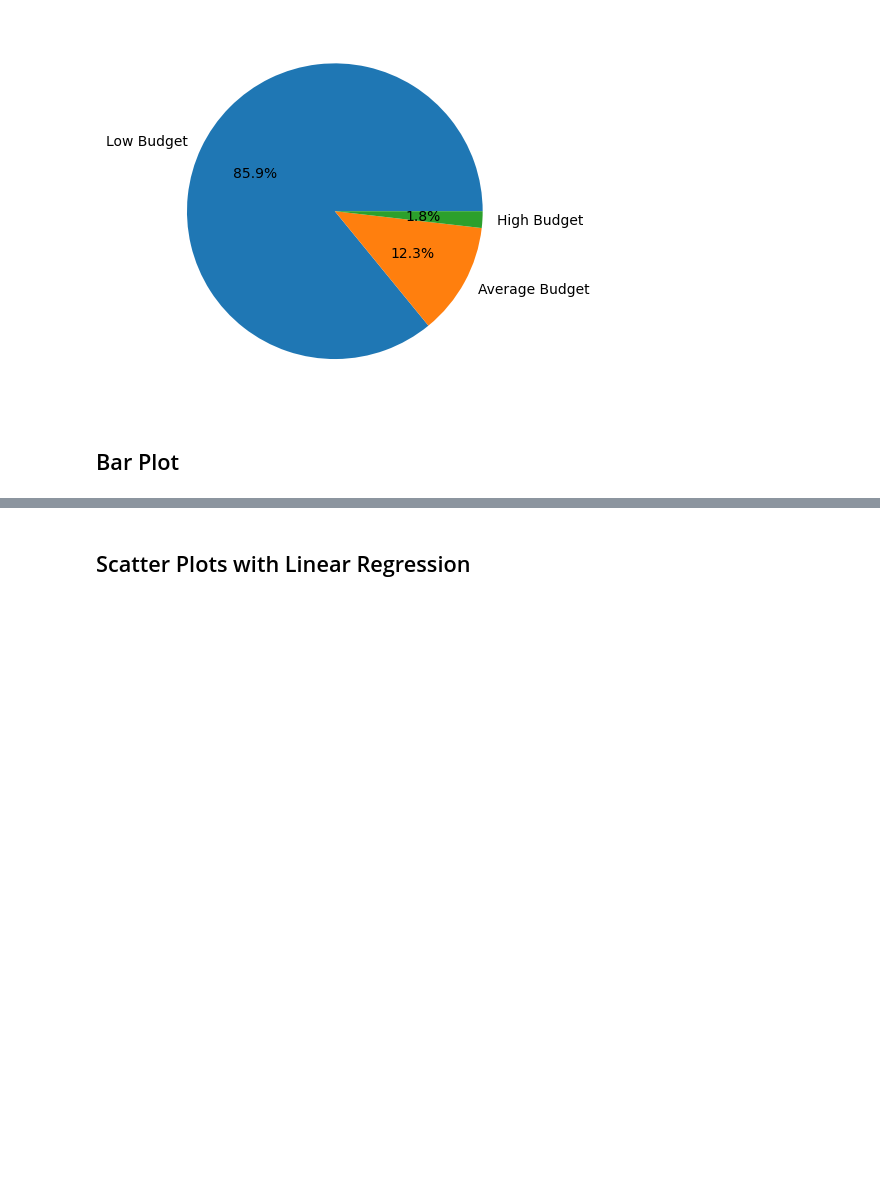
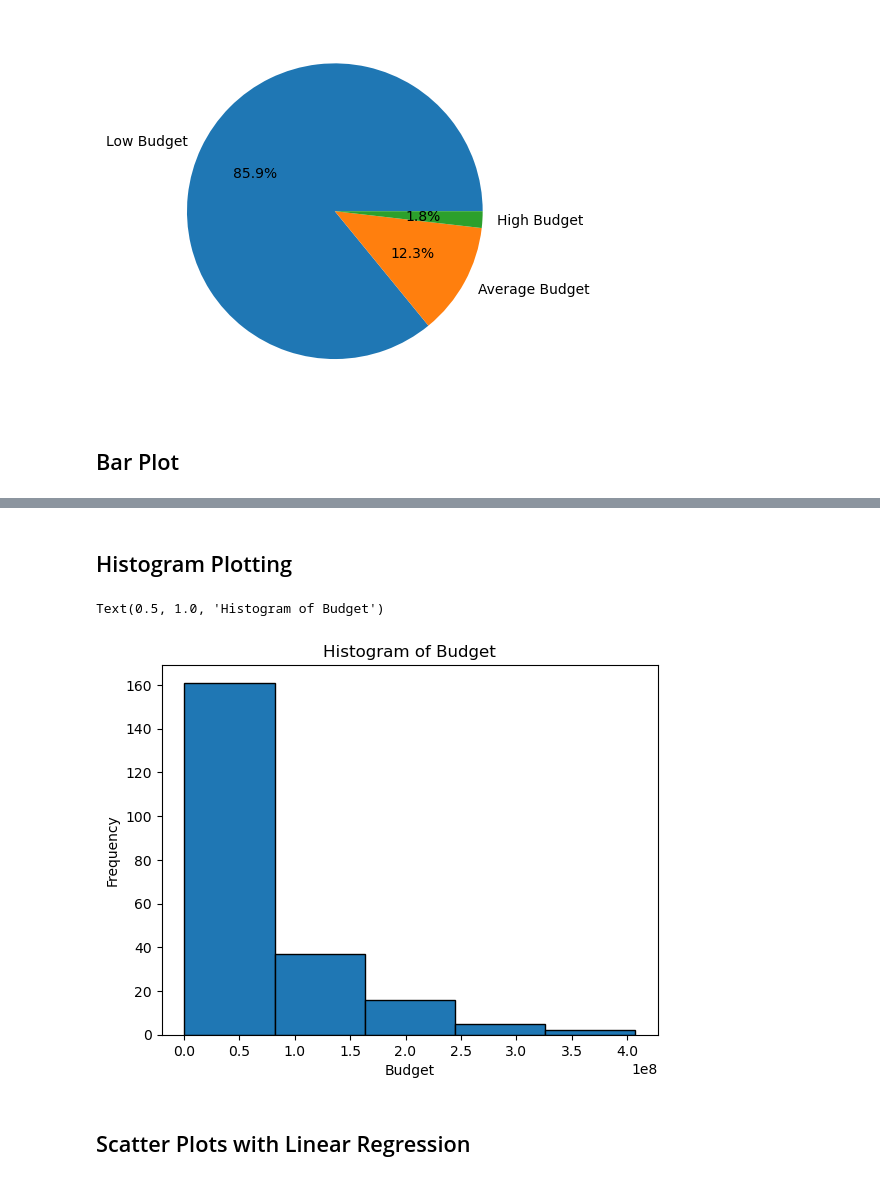
Before and after one commit to Mitajoshi/BC-Project-1, a Jupyter notebook: movie_analysis.ipynb, the cells around one changed output, grey strips where cells are left out. Drawn from its saved outputs; the diff is of its cells as text; code cells hidden in the pictures; blank space fills up the shorter version.

```diff
--- a/movie_analysis.ipynb
+++ b/movie_analysis.ipynb
@@ -653,3 +656,14 @@ plt.show()
+# %% [markdown]
+## Histogram Plotting
+# %%
+# Plot a histogram of budget
+plt.hist(movie_list['infl_adj_budget'],bins=5, edgecolor='k')
+plt.xlabel('Budget')
+plt.ylabel('Frequency')
+plt.title('Histogram of Budget')
+# %% [output]
+Text(0.5, 1.0, 'Histogram of Budget')
+[figure, added]
 # %% [markdown]
 ## Scatter Plots with Linear Regression
 # %%
```
Also changed, not shown: parts of 37 cells of this notebook.
